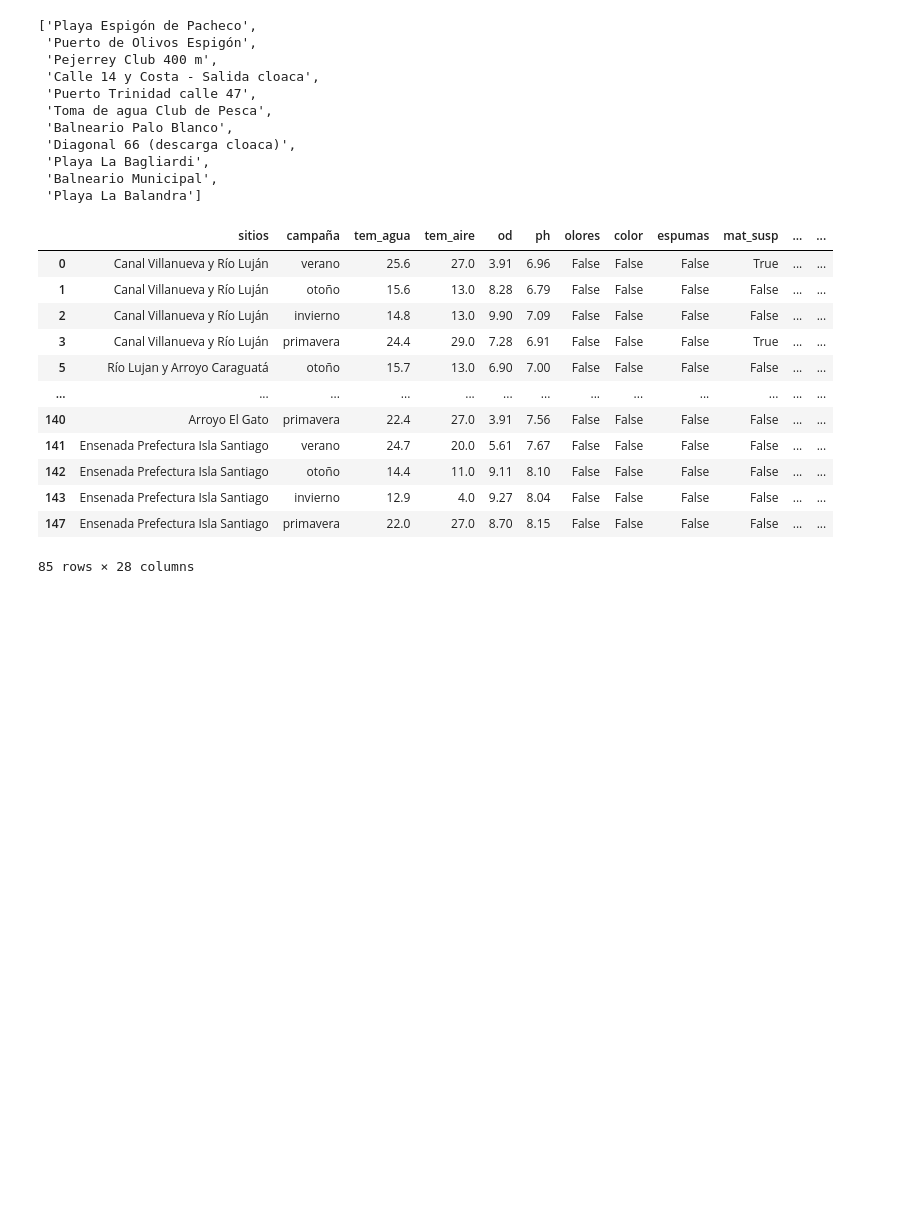
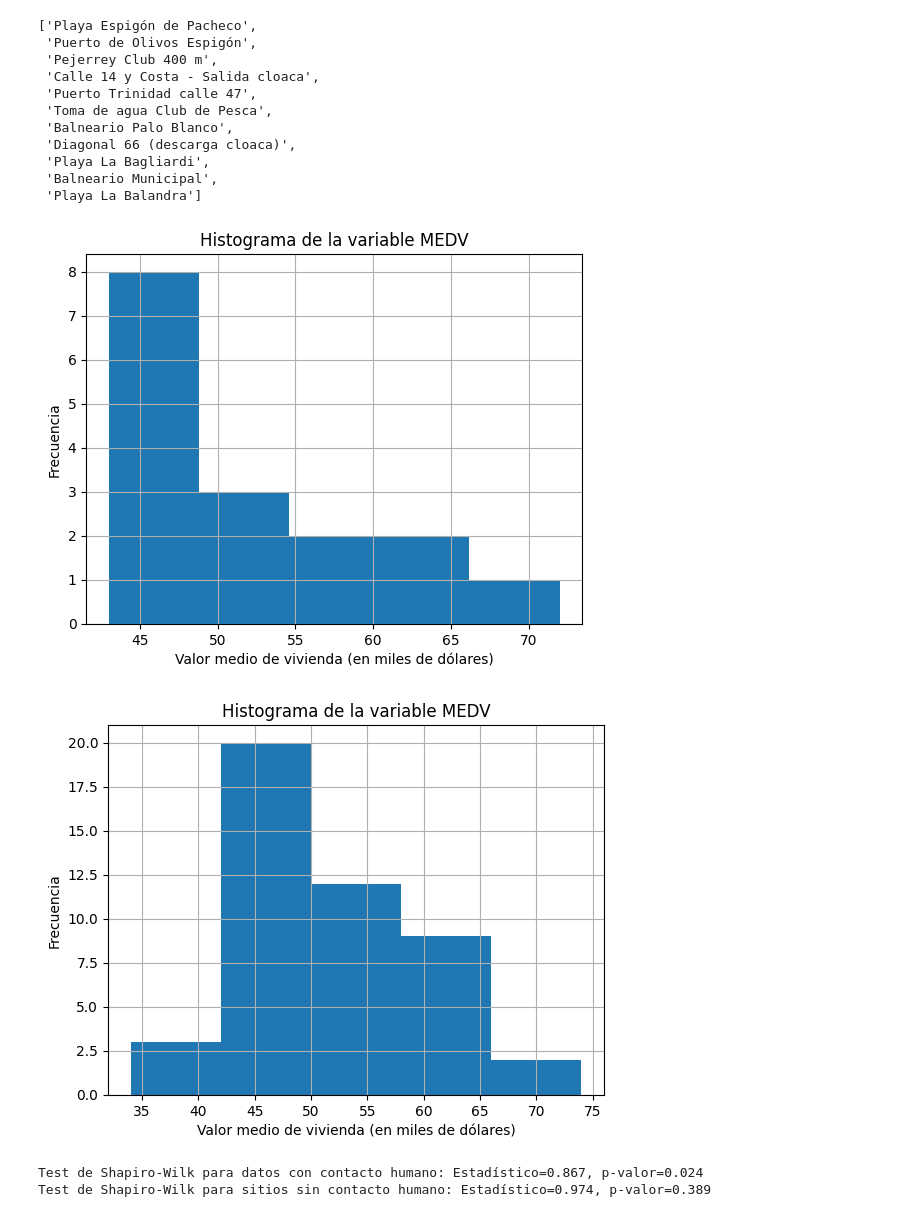
Before and after one commit to MartinoMasson/Fundamentos-de-datos, a Jupyter notebook: informacion.ipynb, the cells around one changed output. Saved outputs shown, nothing was run; the diff lists cells and outputs as text; code cells hidden in the pictures; blank space fills up the shorter version.

Commit message:
actualizar datos

```diff
--- a/informacion.ipynb
+++ b/informacion.ipynb
@@ -1060,21 +1080,50 @@ Valores únicos: ['Playa Espigón de Pacheco', 'Puerto de Olivos Espigón', 'Pej
  'Balneario Municipal',
  'Playa La Balandra']
 # %%
-
 datos_con_contactos = preprocessed_dataset[preprocessed_dataset['sitios'].isin(unique_values)]
 datos_sin_contactos = preprocessed_dataset[~preprocessed_dataset['sitios'].isin(unique_values)]
-datos_sin_contactos
-# %% [output]
-|  | sitios | campaña | tem_agua | tem_aire | od | ph | olores | color | espumas | mat_susp | ... | ... |
-| 0 | Canal Villanueva y Río Luján | verano | 25.6 | 27.0 | 3.91 | 6.96 | False | False | False | True | ... | ... |
-| 1 | Canal Villanueva y Río Luján | otoño | 15.6 | 13.0 | 8.28 | 6.79 | False | False | False | False | ... | ... |
-| 2 | Canal Villanueva y Río Luján | invierno | 14.8 | 13.0 | 9.90 | 7.09 | False | False | False | False | ... | ... |
-| 3 | Canal Villanueva y Río Luján | primavera | 24.4 | 29.0 | 7.28 | 6.91 | False | False | False | True | ... | ... |
-| 5 | Río Lujan y Arroyo Caraguatá | otoño | 15.7 | 13.0 | 6.90 | 7.00 | False | False | False | False | ... | ... |
-| ... | ... | ... | ... | ... | ... | ... | ... | ... | ... | ... | ... | ... |
-| 140 | Arroyo El Gato | primavera | 22.4 | 27.0 | 3.91 | 7.56 | False | False | False | False | ... | ... |
-| 141 | Ensenada Prefectura Isla Santiago | verano | 24.7 | 20.0 | 5.61 | 7.67 | False | False | False | False | ... | ... |
-| 142 | Ensenada Prefectura Isla Santiago | otoño | 14.4 | 11.0 | 9.11 | 8.10 | False | False | False | False | ... | ... |
-| 143 | Ensenada Prefectura Isla Santiago | invierno | 12.9 | 4.0 | 9.27 | 8.04 | False | False | False | False | ... | ... |
-| 147 | Ensenada Prefectura Isla Santiago | primavera | 22.0 | 27.0 | 8.70 | 8.15 | False | False | False | False | ... | ... |
-85 rows × 28 columns
+# %%
+import seaborn as sns
+import matplotlib.pyplot as plt
+
+# Crear el boxplot para cada variable, usando 'olores' como variable de agrupación
+# Crear el histograma
+datos_con_contactos["ica"].hist(bins=5)
+
+# Agregar etiquetas a los ejes
+plt.xlabel("Valor medio de vivienda (en miles de dólares)")
+plt.ylabel("Frecuencia")
+
+# Agregar un título al gráfico
+plt.title("Histograma de la variable MEDV")
+
+# Mostrar el gráfico
+plt.show()
+
+datos_sin_contactos["ica"].hist(bins=5)
+
+# Agregar etiquetas a los ejes
+plt.xlabel("Valor medio de vivienda (en miles de dólares)")
+plt.ylabel("Frecuencia")
+
+# Agregar un título al gráfico
+plt.title("Histograma de la variable MEDV")
+
+# Mostrar el gráfico
+plt.show()
+# %% [output]
+[figure, added]
+[figure, added]
+# %%
+from scipy.stats import shapiro
+
+# Test de Shapiro-Wilk para sitios con olor
+stat, p = shapiro(datos_con_contactos['ica'])
+print(f"Test de Shapiro-Wilk para datos con contacto humano: Estadístico={stat:.3f}, p-valor={p:.3f}")
+
+# Test de Shapiro-Wilk para sitios sin olores
+stat, p = shapiro(datos_sin_contactos['ica'])
+print(f"Test de Shapiro-Wilk para sitios sin contacto humano: Estadístico={stat:.3f}, p-valor={p:.3f}")
+# %% [output]
+Test de Shapiro-Wilk para datos con contacto humano: Estadístico=0.867, p-valor=0.024
+Test de Shapiro-Wilk para sitios sin contacto humano: Estadístico=0.974, p-valor=0.389
```
Also changed, not shown: parts of 7 cells of this notebook.
